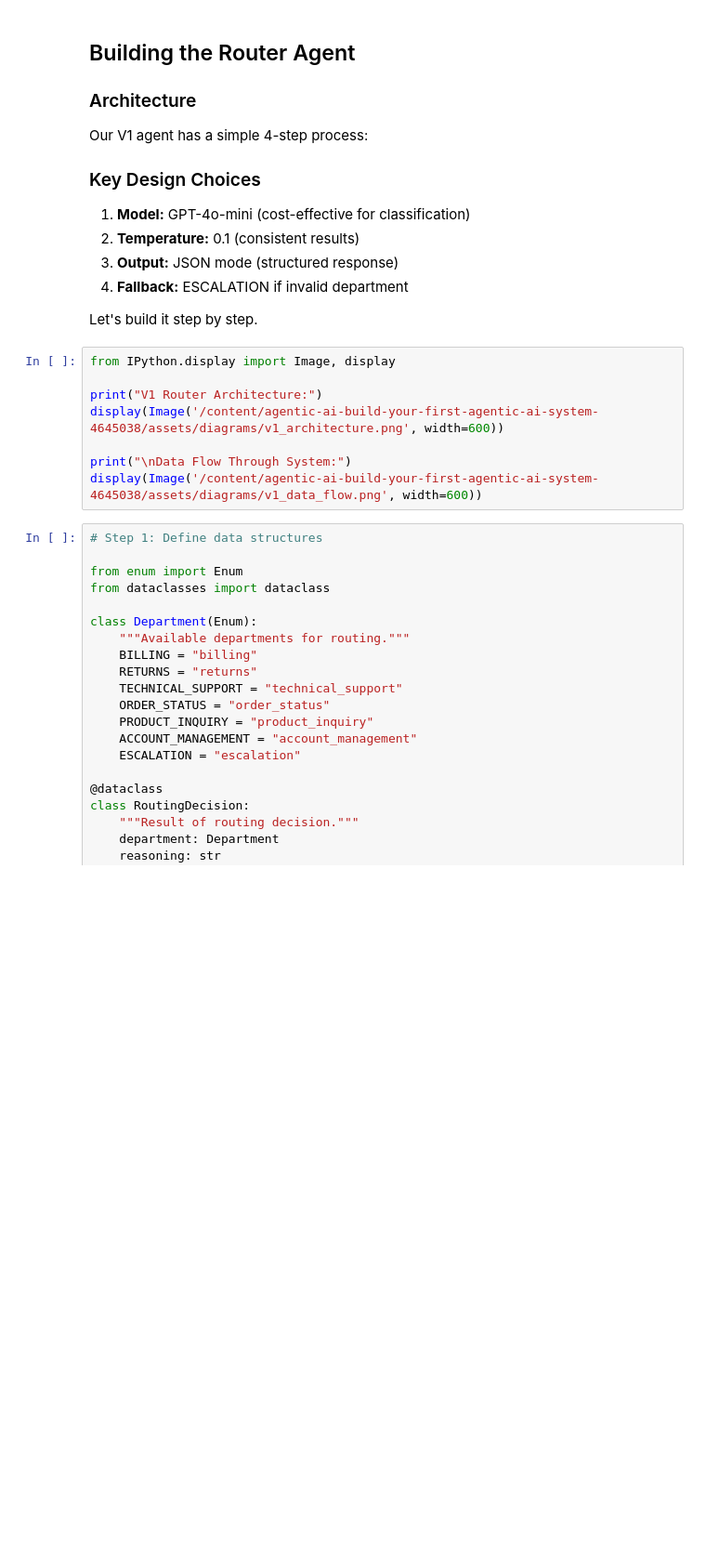
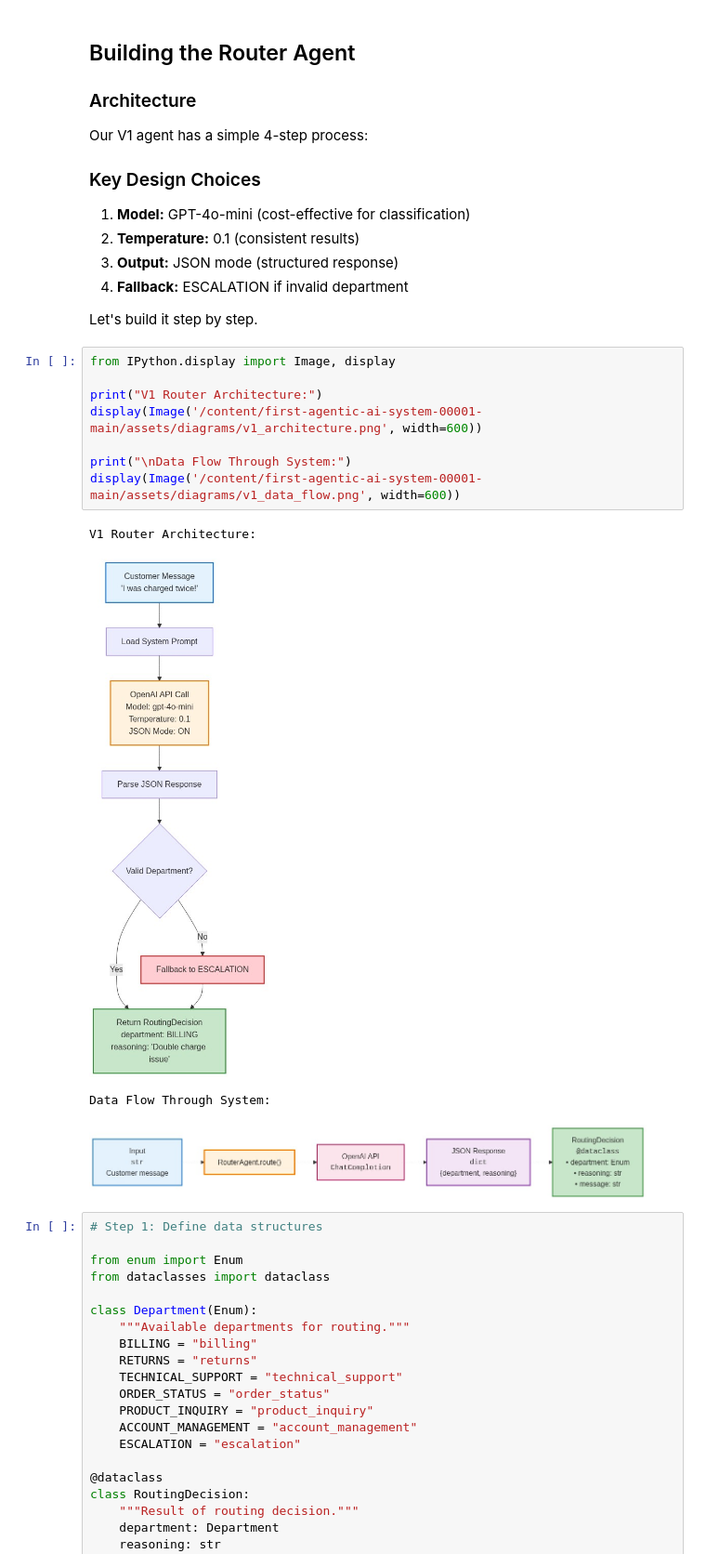
Before and after one commit to Kandarp-Singh/first-agentic-ai-system-00001, a Jupyter notebook: action_autonomy.ipynb, the cells around one changed output. Shown at 93% size. Saved outputs shown, nothing was run; the diff lists cells and outputs as text; blank space fills up the shorter version.

```diff
--- a/action_autonomy.ipynb
+++ b/action_autonomy.ipynb
@@ -129,11 +140,16 @@ Let's build it step by step.
 # %%
 from IPython.display import Image, display
 
 print("V1 Router Architecture:")
-display(Image('/content/agentic-ai-build-your-first-agentic-ai-system-4645038/assets/diagrams/v1_architecture.png', width=600))
+display(Image('/content/first-agentic-ai-system-00001-main/assets/diagrams/v1_architecture.png', width=600))
 
 print("\nData Flow Through System:")
-display(Image('/content/agentic-ai-build-your-first-agentic-ai-system-4645038/assets/diagrams/v1_data_flow.png', width=600))
+display(Image('/content/first-agentic-ai-system-00001-main/assets/diagrams/v1_data_flow.png', width=600))
+# %% [output]
+V1 Router Architecture:
+[figure, added]
+Data Flow Through System:
+[figure, added]
 # %%
 # Step 1: Define data structures
 
```
Also changed, not shown: parts of 3 cells of this notebook.
